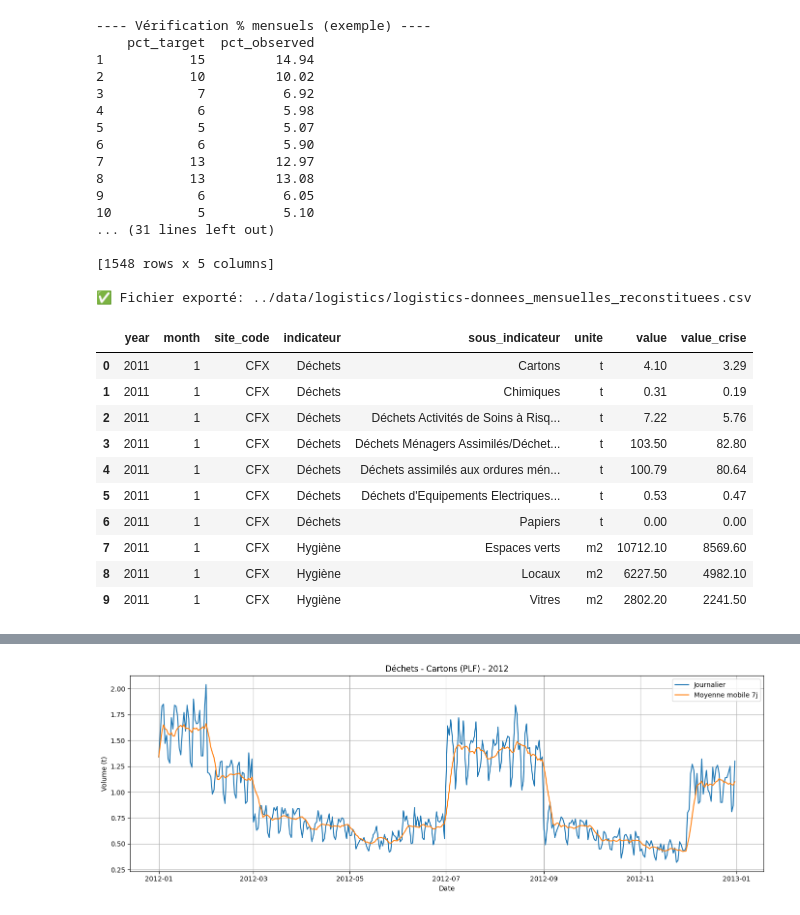
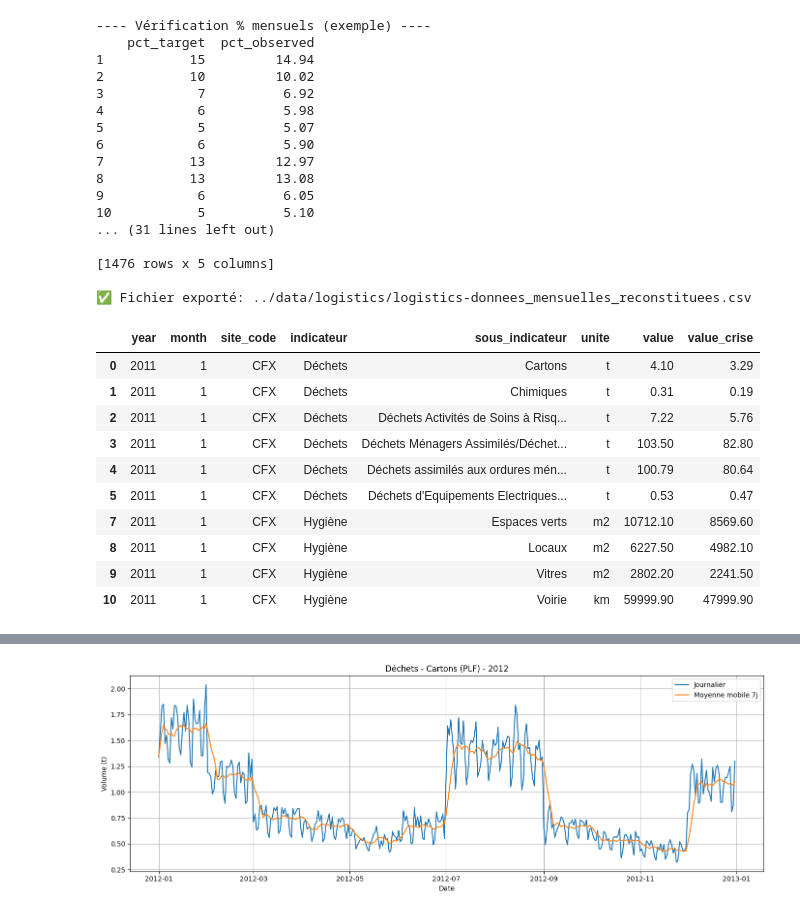
Before and after one commit to Fanaingamampiandra/SmartCareAnalytics, a Jupyter notebook: scripts/logistics-saisonnalite.ipynb, the cells around one changed output, grey strips where cells are left out. Cells and saved outputs as stored; diff of their text form; code cells hidden in the pictures.

```diff
--- a/scripts/logistics-saisonnalite.ipynb
+++ b/scripts/logistics-saisonnalite.ipynb
@@ -214,6 +214,12 @@ df_monthly_all.loc[other, "value"] = df_monthly_all.loc[other, "value"].round(DE
 df_monthly_all.loc[other, "value_crise"] = df_monthly_all.loc[other, "value_crise"].round(DEFAULT_DECIMALS)
 
 # ----------------------------
+# 5c) Suppression des données vides (même année, indicateur, sous-indicateur, site, mais valeur totale = 0)
+# ----------------------------
+total_par_groupe = df_monthly_all.groupby(["year", "site_code", "indicateur", "sous_indicateur"])["value"].transform("sum")
+df_monthly_all = df_monthly_all[total_par_groupe > 0].copy()
+
+# ----------------------------
 # 6) Exemple de contrôle sur un cas
 # ----------------------------
 example = df_monthly_all.iloc[0:0].copy()
@@ -248,38 +254,38 @@ print(summary)
 OUT_PATH = "../data/logistics/logistics-donnees_mensuelles_reconstituees.csv"
 df_monthly_all.to_csv(OUT_PATH, index=False, encoding="utf-8")
 print(f"\n✅ Fichier exporté: {OUT_PATH}")
 
 # Aperçu (10 premières lignes)
 df_monthly_all.head(10)
 # %% [output]
 ---- Vérification % mensuels (exemple) ----
     pct_target  pct_observed
 1           15         14.94
 2           10         10.02
 3            7          6.92
 4            6          5.98
 5            5          5.07
 6            6          5.90
 7           13         12.97
 8           13         13.08
 9            6          6.05
 10           5          5.10
 ... (31 lines left out)
 
-[1548 rows x 5 columns]
+[1476 rows x 5 columns]
 
 ✅ Fichier exporté: ../data/logistics/logistics-donnees_mensuelles_reconstituees.csv
 |  | year | month | site_code | indicateur | sous_indicateur | unite | value | value_crise |
 | 0 | 2011 | 1 | CFX | Déchets | Cartons | t | 4.10 | 3.29 |
 | 1 | 2011 | 1 | CFX | Déchets | Chimiques | t | 0.31 | 0.19 |
 | 2 | 2011 | 1 | CFX | Déchets | Déchets Activités de Soins à Risq... | t | 7.22 | 5.76 |
 | 3 | 2011 | 1 | CFX | Déchets | Déchets Ménagers Assimilés/Déchet... | t | 103.50 | 82.80 |
 | 4 | 2011 | 1 | CFX | Déchets | Déchets assimilés aux ordures mén... | t | 100.79 | 80.64 |
 | 5 | 2011 | 1 | CFX | Déchets | Déchets d'Equipements Electriques... | t | 0.53 | 0.47 |
-| 6 | 2011 | 1 | CFX | Déchets | Papiers | t | 0.00 | 0.00 |
 | 7 | 2011 | 1 | CFX | Hygiène | Espaces verts | m2 | 10712.10 | 8569.60 |
 | 8 | 2011 | 1 | CFX | Hygiène | Locaux | m2 | 6227.50 | 4982.10 |
 | 9 | 2011 | 1 | CFX | Hygiène | Vitres | m2 | 2802.20 | 2241.50 |
+| 10 | 2011 | 1 | CFX | Hygiène | Voirie | km | 59999.90 | 47999.90 |
 # %%
 df_daily_all["indicateur"].value_counts()
 df_daily_all.groupby(["site_code", "indicateur"]).size()
```
Also changed, not shown: 1 other file.
